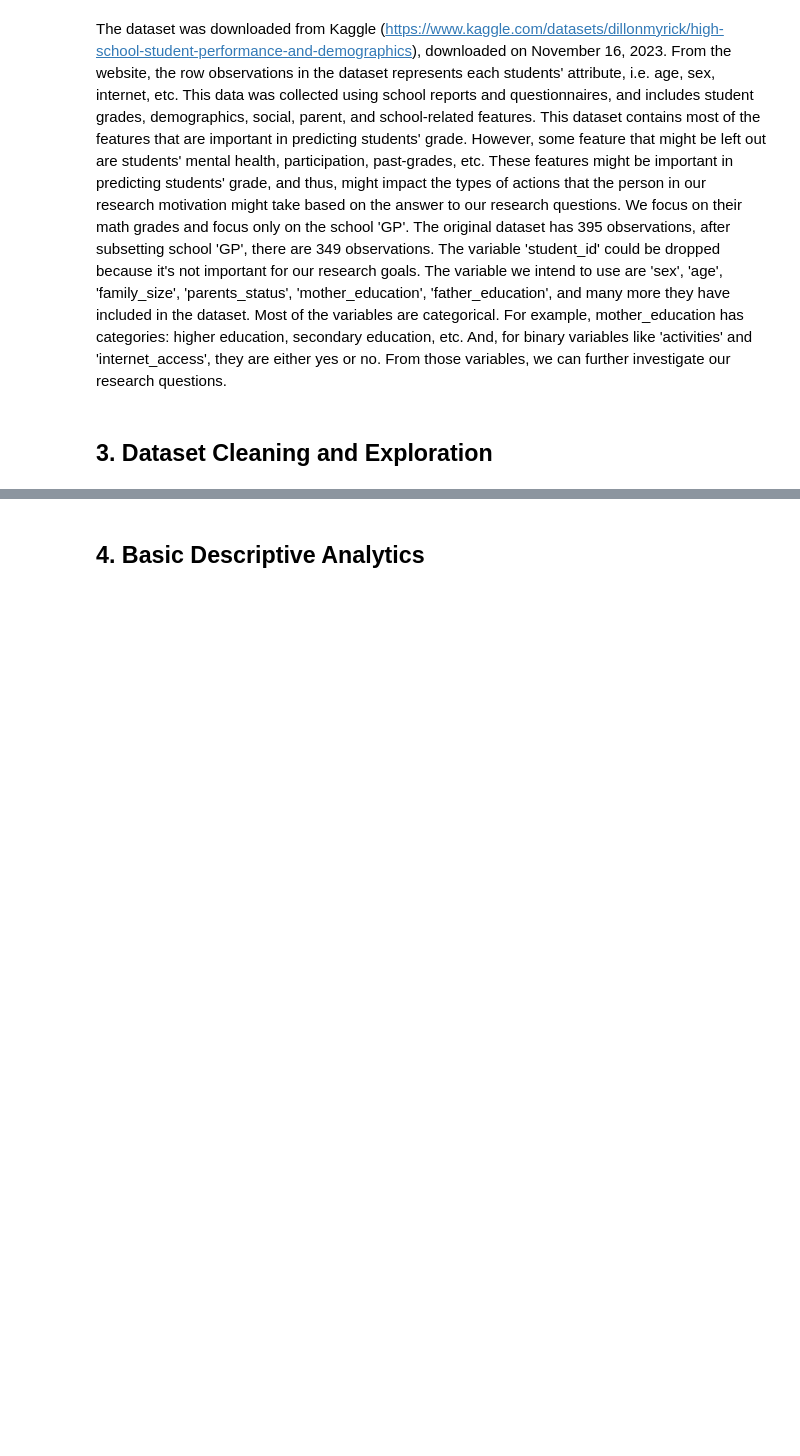
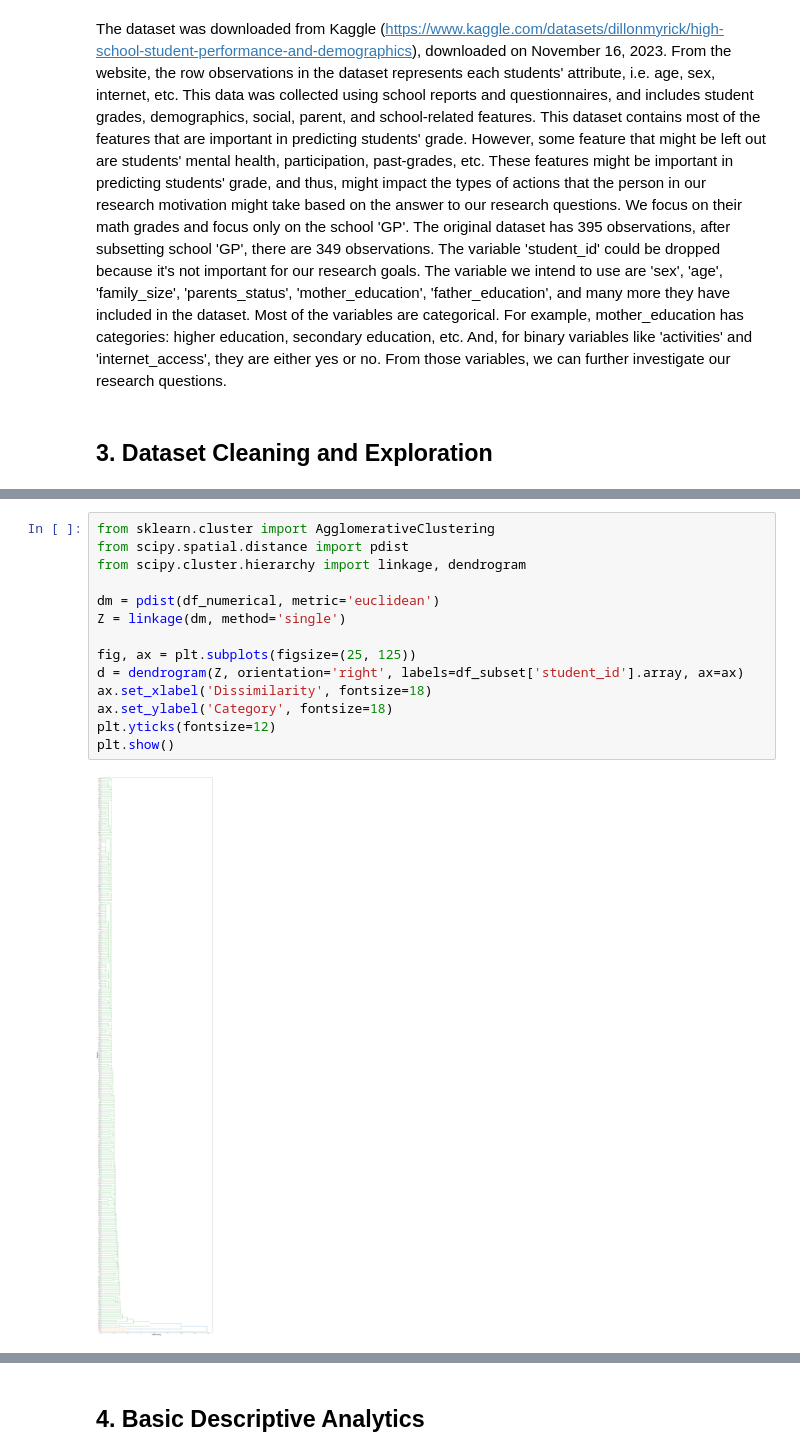
Before and after one commit to agrigortsuk/stat437project, a Jupyter notebook: grade.ipynb, the cells around one changed output, grey strips where cells are left out. Drawn from its saved outputs; the diff is of its cells as text; blank space fills up the shorter version.

```diff
--- a/grade.ipynb
+++ b/grade.ipynb
@@ -61,0 +86,16 @@ df.head()
+# %%
+from sklearn.cluster import AgglomerativeClustering
+from scipy.spatial.distance import pdist
+from scipy.cluster.hierarchy import linkage, dendrogram
+
+dm = pdist(df_numerical, metric='euclidean')
+Z = linkage(dm, method='single')
+
+fig, ax = plt.subplots(figsize=(25, 125))
+d = dendrogram(Z, orientation='right', labels=df_subset['student_id'].array, ax=ax)
+ax.set_xlabel('Dissimilarity', fontsize=18)
+ax.set_ylabel('Category', fontsize=18)
+plt.yticks(fontsize=12)
+plt.show()
+# %% [output]
+[figure, added]
```
Also changed, not shown: parts of 10 cells of this notebook.
